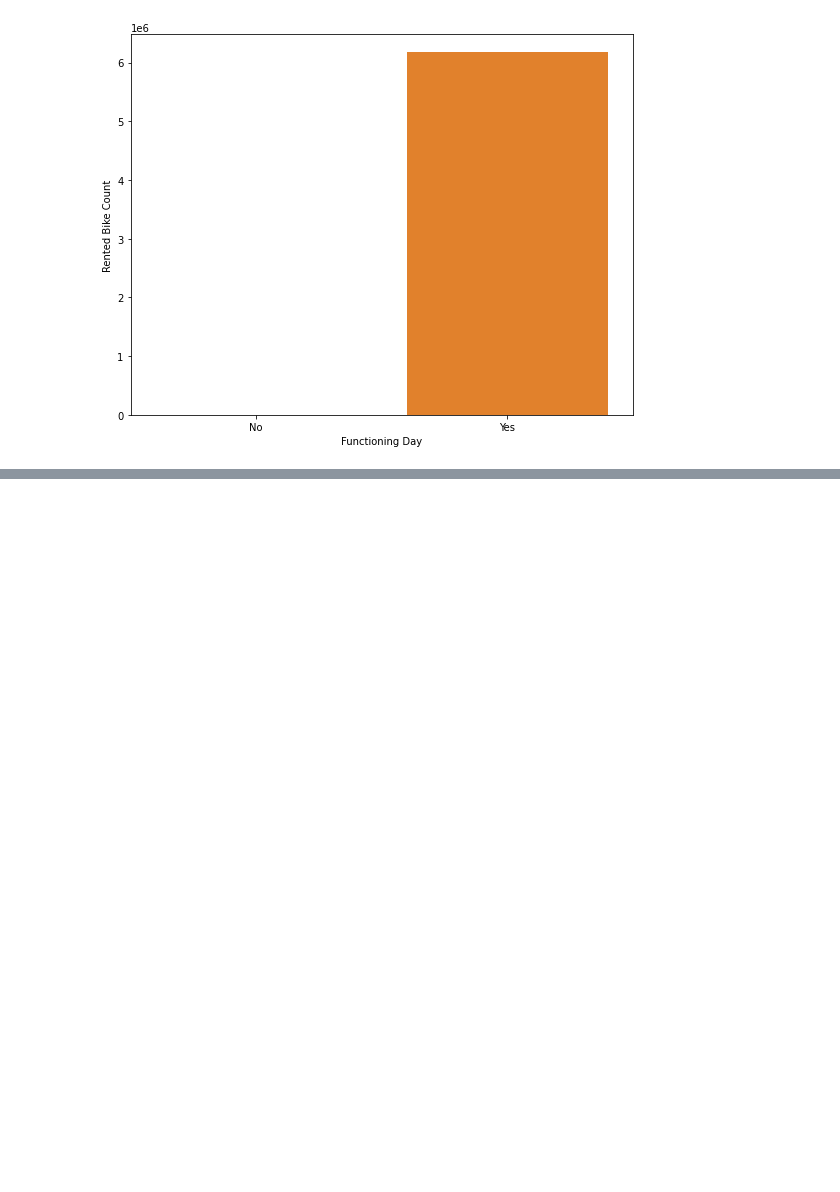
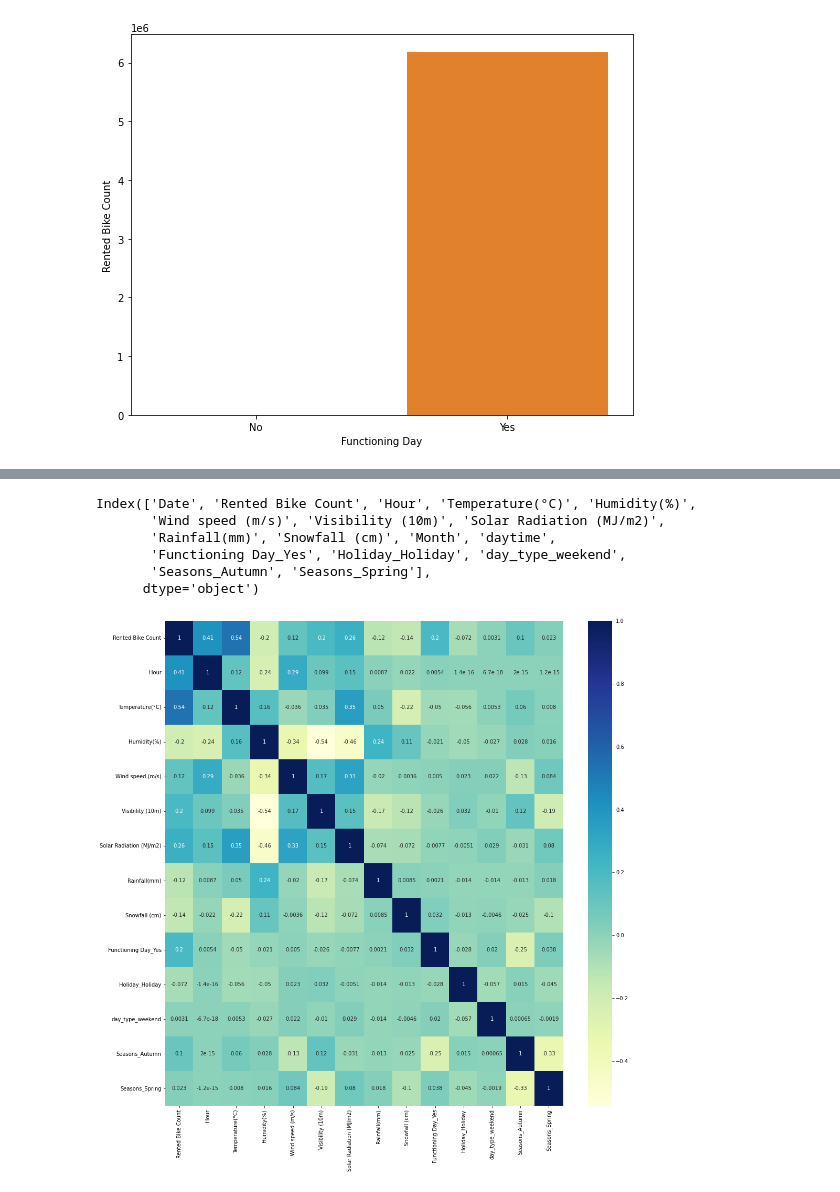
Before and after one commit to PranjalChaudhary/Seoul-Bike_Sharing_Demand_Prediction, a Jupyter notebook: Pranjal.ipynb, the cells around one changed output, grey strips where cells are left out. Cells and saved outputs as stored; diff of their text form; code cells hidden in the pictures; blank space fills up the shorter version.

```diff
--- a/Pranjal.ipynb
+++ b/Pranjal.ipynb
@@ -201,5 +192,11 @@ df
-# %%
-df = pd.get_dummies(df,columns = ['Functioning Day','Holiday'])
+# %%
+def type_of_day(date):
+  if date.day_name() == "Saturday" or date.day_name == "Sunday":
+    return "weekend"
+  else:
+    return "weekday"
+
+df["day_type"]= df.Date.apply(type_of_day)
 # %%
 df
 # %% [output]
@@ -265,0 +216,20 @@ summer_data.head()
+# %%
+df = pd.get_dummies(df,columns = ['Functioning Day','Holiday','day_type','Seasons'])
+df.drop(['Functioning Day_No','Holiday_No Holiday','day_type_weekday','Seasons_Summer','Seasons_Winter'],axis=1,inplace=True)
+# %%
+#df.drop(["Hour"],axis=1,inplace=True)
+df.columns
+# %% [output]
+Index(['Date', 'Rented Bike Count', 'Hour', 'Temperature(°C)', 'Humidity(%)',
+       'Wind speed (m/s)', 'Visibility (10m)', 'Solar Radiation (MJ/m2)',
+       'Rainfall(mm)', 'Snowfall (cm)', 'Month', 'daytime',
+       'Functioning Day_Yes', 'Holiday_Holiday', 'day_type_weekend',
+       'Seasons_Autumn', 'Seasons_Spring'],
+      dtype='object')
+# %%
+df.drop(['Month','daytime','Date'],axis=1,inplace =True)
+# %%
+plt.rcParams["figure.figsize"] = [17, 17]
+heatmap = sns.heatmap(df.corr(),cmap="YlGnBu",annot=True)
+# %% [output]
+[figure, added]
```
Also changed, not shown: parts of 31 cells of this notebook.
